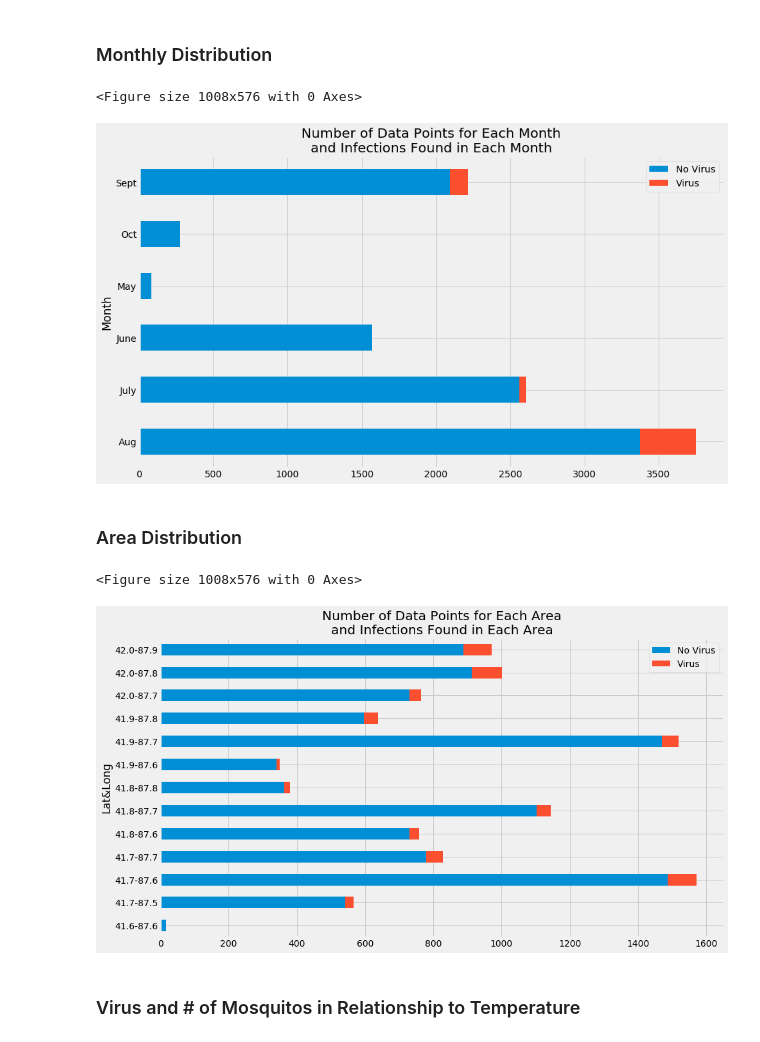
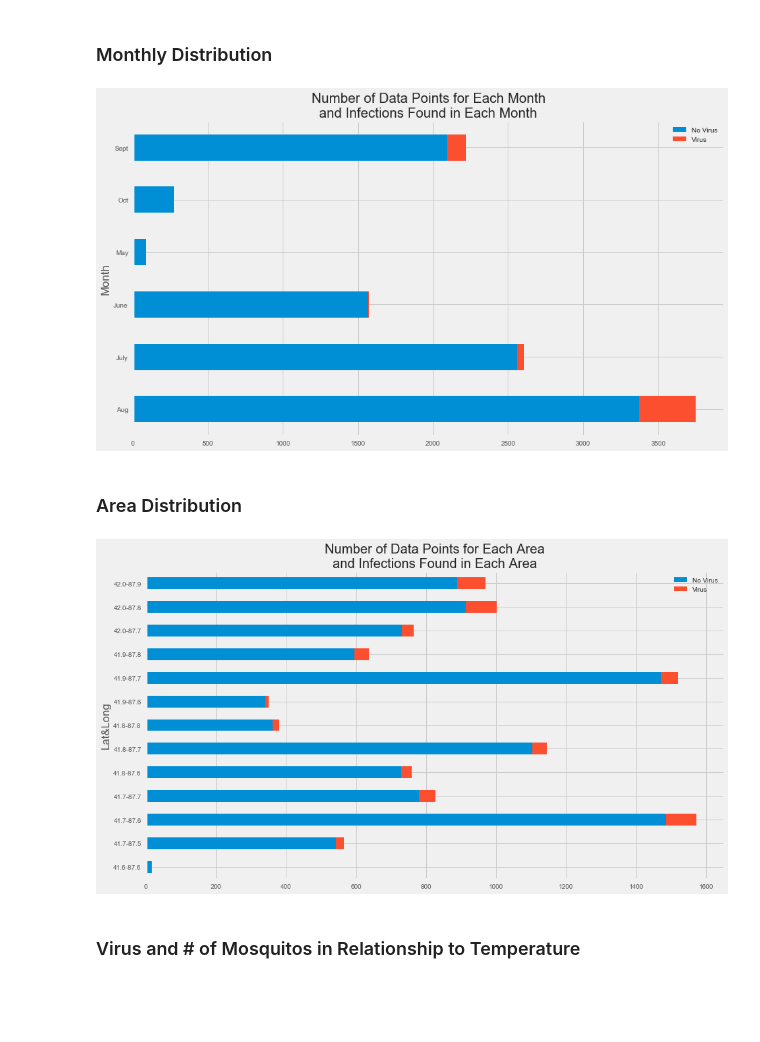
Before and after one commit to marcosan93/West-Nile-Virus-Kaggle, a Jupyter notebook: West-Nile-Data/Data-Exploration-Visualization.ipynb, the cells around one changed output. Drawn from its saved outputs; the diff is of its cells as text; code cells hidden in the pictures; blank space fills up the shorter version.

```diff
--- a/West-Nile-Data/Data-Exploration-Visualization.ipynb
+++ b/West-Nile-Data/Data-Exploration-Visualization.ipynb
@@ -168,32 +172,22 @@ array([<matplotlib.axes._subplots.AxesSubplot object at 0x...>],
 # %% [markdown]
 ### Monthly Distribution
 # %%
-plt.figure(figsize=(14,8))
-
 df.groupby('Month').WnvPresent.value_counts().unstack().fillna(0).plot.barh(stacked=True,
                                                                             legend=True,
-                                                                            figsize=(14,8)).legend(['No Virus', 'Virus'])
-
-plt.title("Number of Data Points for Each Month\nand Infections Found in Each Month")
-plt.show()
+                                                                            figsize=(14,8),
+                                                                            title="Number of Data Points for Each Month\nand Infections Found in Each Month").legend(['No Virus', 'Virus']);
 # %% [output]
-<Figure size 1008x576 with 0 Axes>
-[figure, old version]
+[figure, new version]
 # %% [markdown]
 ### Area Distribution
 # %%
-plt.figure(figsize=(14,8))
-
 # Plotting the presence of the virus within in each area based on latitude and longitude
 df.groupby('Lat&Long').WnvPresent.value_counts().unstack().fillna(0).plot.barh(stacked=True,
-                                                                            legend=True,
-                                                                            figsize=(14,8)).legend(['No Virus', 'Virus'])
-
-plt.title("Number of Data Points for Each Area\nand Infections Found in Each Area")
-plt.show()
+                                                                               legend=True,
+                                                                               figsize=(14,8),
+                                                                               title="Number of Data Points for Each Area\nand Infections Found in Each Area").legend(['No Virus', 'Virus']);
 # %% [output]
-<Figure size 1008x576 with 0 Axes>
-[figure, old version]
+[figure, new version]
 # %% [markdown]
 ### Virus and # of Mosquitos in Relationship to Temperature
 # %%
```
Also changed, not shown: parts of 12 cells of this notebook, 4 other files.
